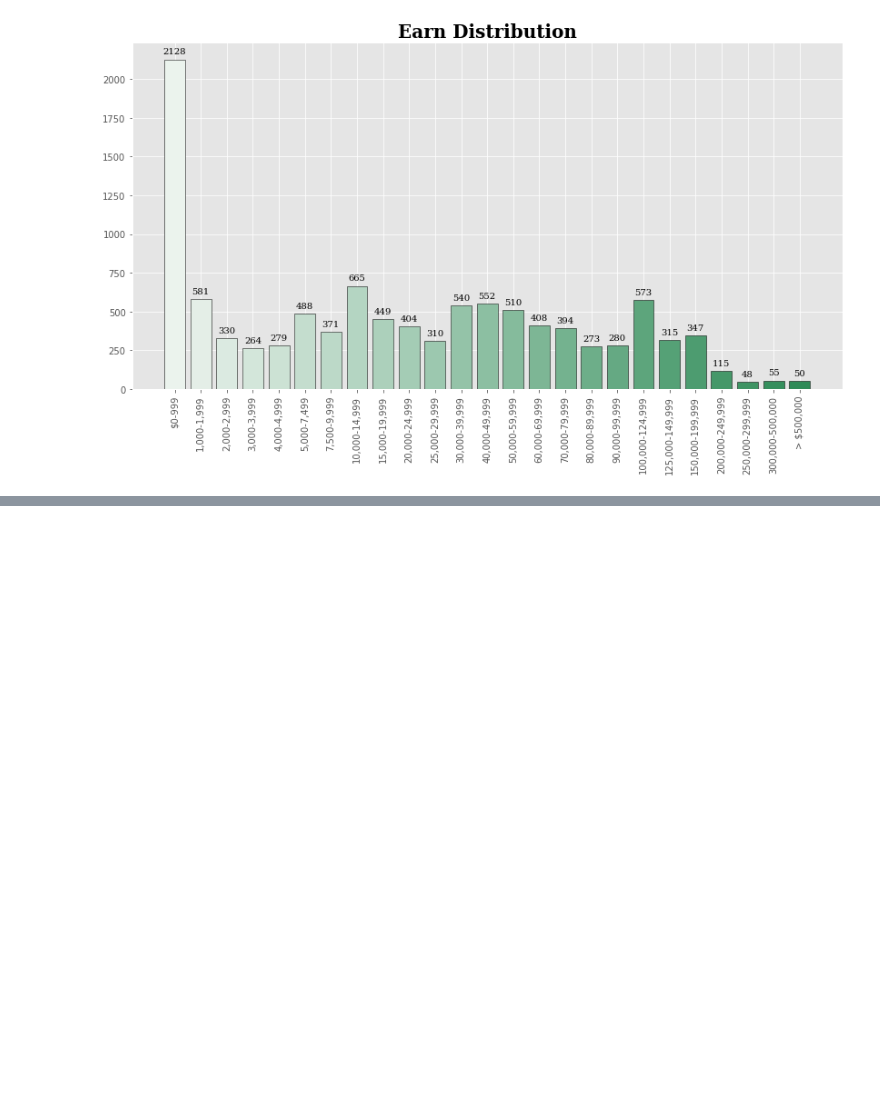
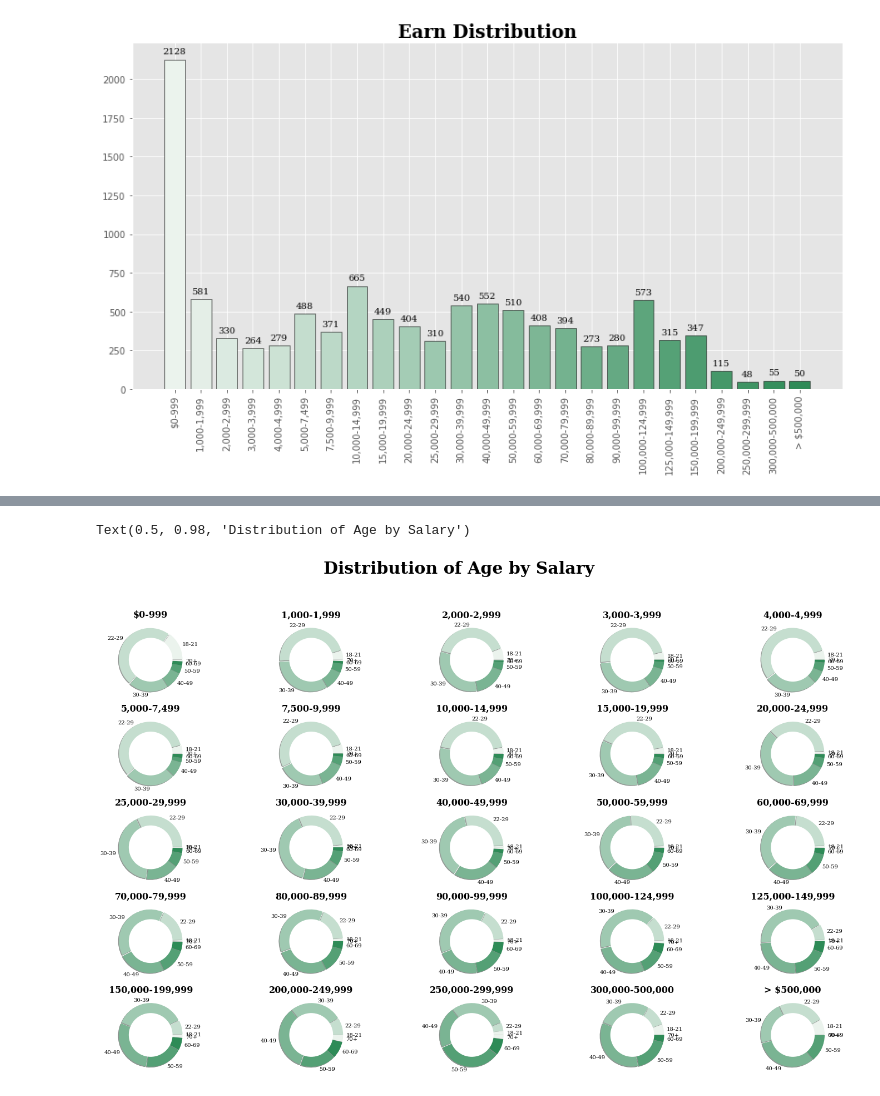
Before and after one commit to O-Kpy/Project, a Jupyter notebook: Kaggle_Survey_viz_Project.ipynb, the cells around one changed output, grey strips where cells are left out. Drawn from its saved outputs; the diff is of its cells as text; code cells hidden in the pictures; blank space fills up the shorter version.

```diff
--- a/Kaggle_Survey_viz_Project.ipynb
+++ b/Kaggle_Survey_viz_Project.ipynb
@@ -173,0 +215,16 @@ data
+# %%
+y_s = data.groupby(['What is your age (# years)?'])['What is your current yearly compensation (approximate $USD)?'].value_counts().unstack().fillna(0)[USD]
+
+fig = plt.figure(figsize=(25,15))
+for i,j in enumerate(y_s.columns):
+  ax = plt.subplot(5,5, i+1)
+  ax.pie(x=y_s[j], labels=y_s[j].index, shadow=True, explode=[0.02 for i in range(len(y_s[j].index))],
+         colors=sns.light_palette('seagreen'), startangle=0, pctdistance=.8, textprops={'weight':'light', 'family':'serif'})
+  ax.set_title(f'{j}', fontsize=16, fontfamily='serif', fontweight='bold')
+  centre_circle = plt.Circle((0,0), 0.70, color='black', fc='white', linewidth=0)
+  ax.add_artist(centre_circle)
+
+plt.suptitle('Distribution of Age by Salary', fontsize=30, fontweight='bold', fontfamily='serif')
+# %% [output]
+Text(0.5, 0.98, 'Distribution of Age by Salary')
+[figure, added]
```
Also changed, not shown: parts of 13 cells of this notebook.
